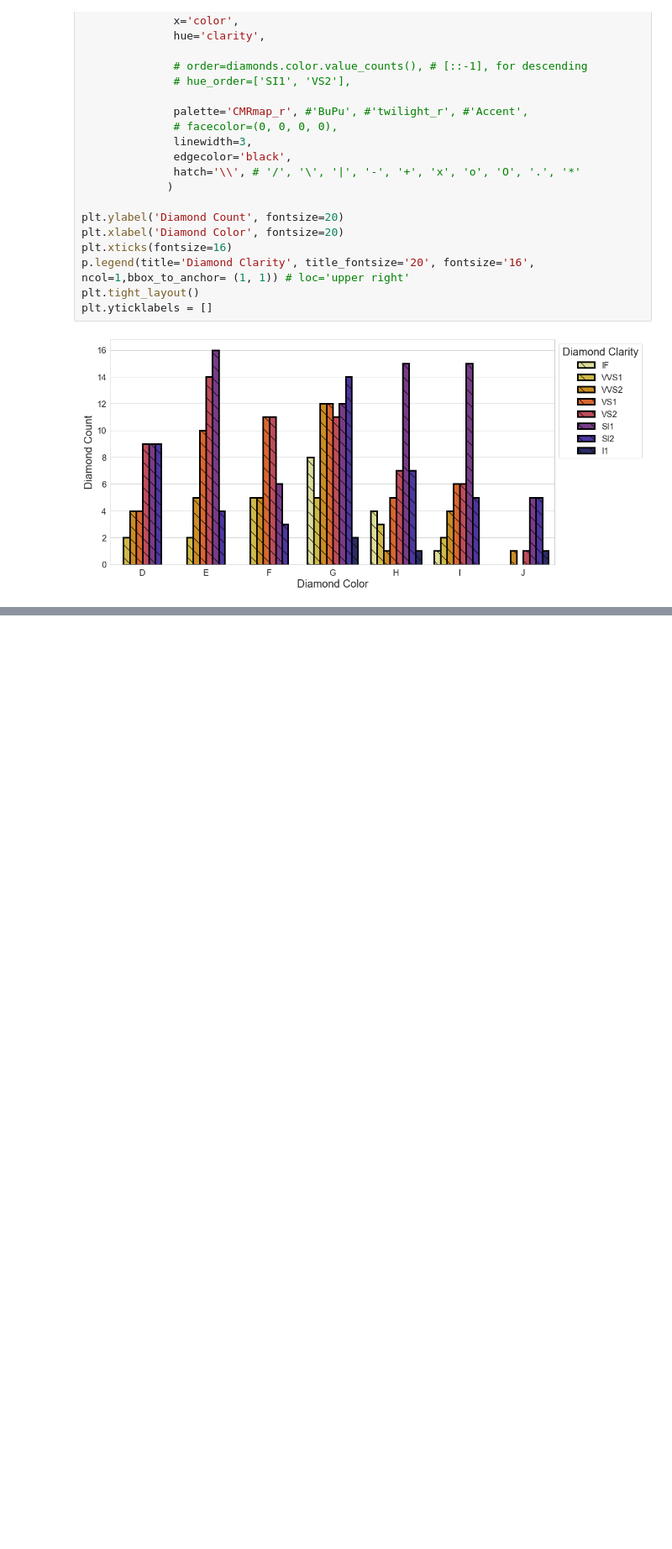
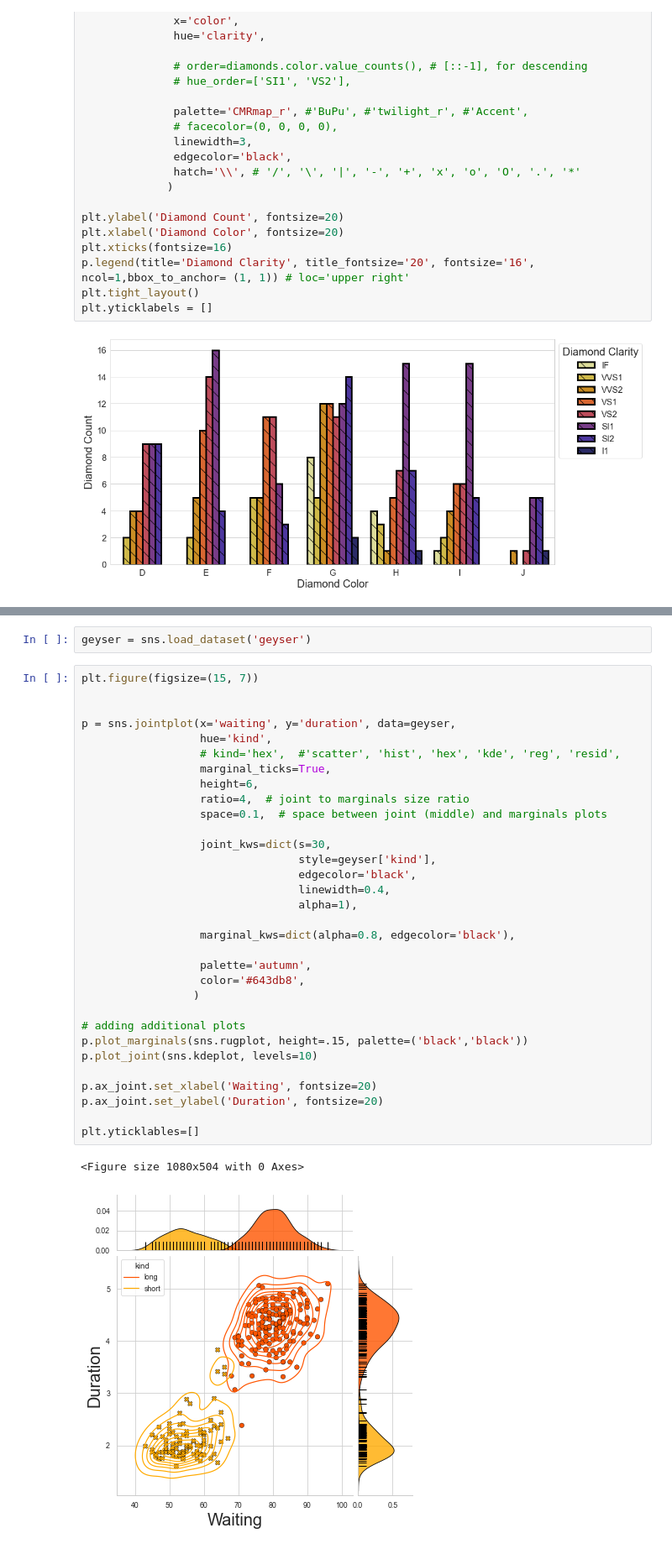
Before and after one commit to bartosz67/matplotlib_seaborn_plots, a Jupyter notebook: plots.ipynb, the cells around one changed output, grey strips where cells are left out. Shown at 84% size. Saved outputs shown, nothing was run; the diff lists cells and outputs as text; blank space fills up the shorter version.

```diff
--- a/plots.ipynb
+++ b/plots.ipynb
@@ -740,0 +788,37 @@ sns.pairplot(cars,
+# %%
+geyser = sns.load_dataset('geyser')
+# %%
+plt.figure(figsize=(15, 7))
+
+
+p = sns.jointplot(x='waiting', y='duration', data=geyser,
+                  hue='kind',
+                  # kind='hex',  #'scatter', 'hist', 'hex', 'kde', 'reg', 'resid',
+                  marginal_ticks=True,
+                  height=6,
+                  ratio=4,  # joint to marginals size ratio
+                  space=0.1,  # space between joint (middle) and marginals plots
+
+                  joint_kws=dict(s=30,
+                                 style=geyser['kind'],
+                                 edgecolor='black',
+                                 linewidth=0.4,
+                                 alpha=1),
+
+                  marginal_kws=dict(alpha=0.8, edgecolor='black'),
+
+                  palette='autumn',
+                  color='#643db8',
+                 )
+
+# adding additional plots
+p.plot_marginals(sns.rugplot, height=.15, palette=('black','black'))
+p.plot_joint(sns.kdeplot, levels=10)
+
+p.ax_joint.set_xlabel('Waiting', fontsize=20)
+p.ax_joint.set_ylabel('Duration', fontsize=20)
+
+plt.yticklables=[]
+# %% [output]
+<Figure size 1080x504 with 0 Axes>
+[figure, added]
```
Also changed, not shown: parts of 26 cells of this notebook.
